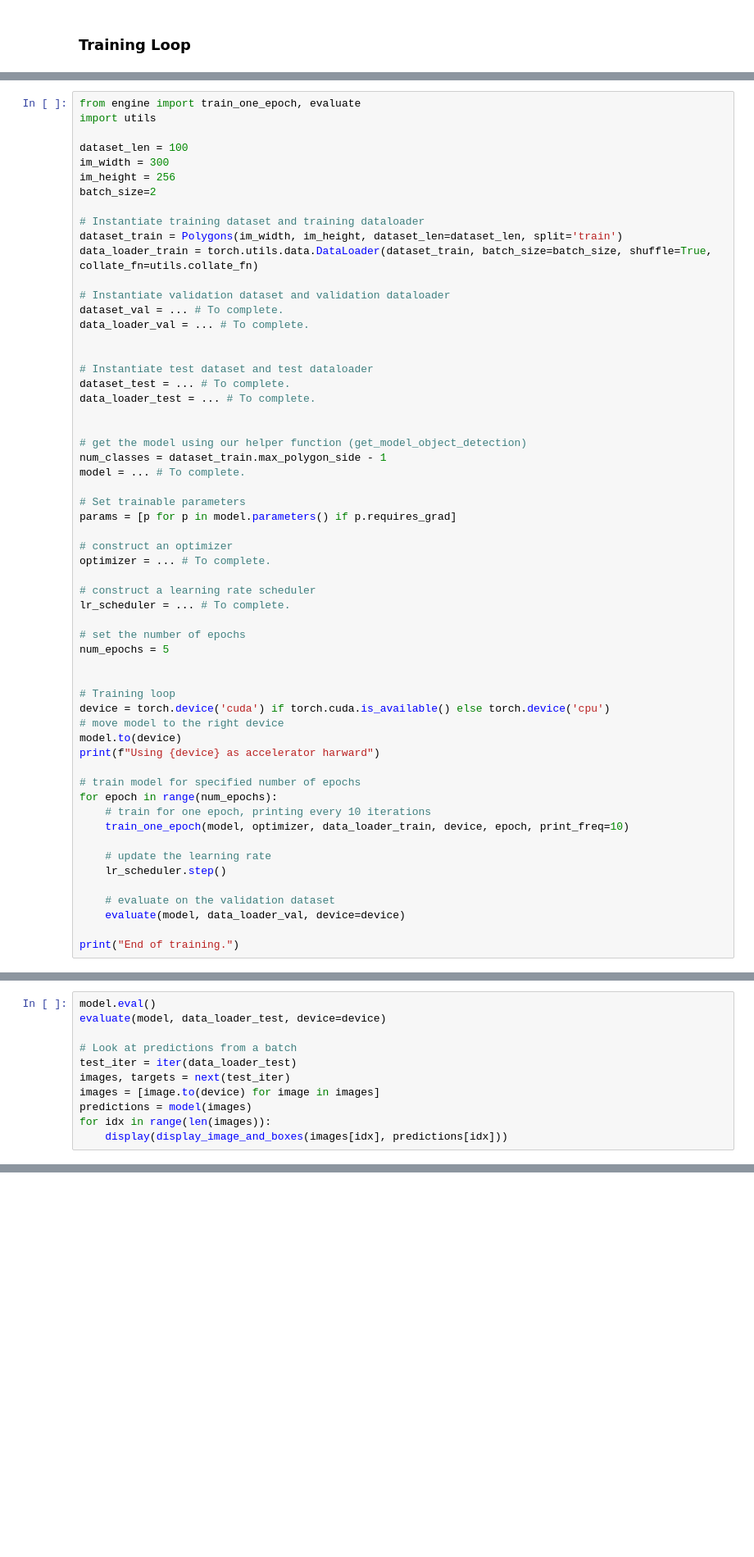
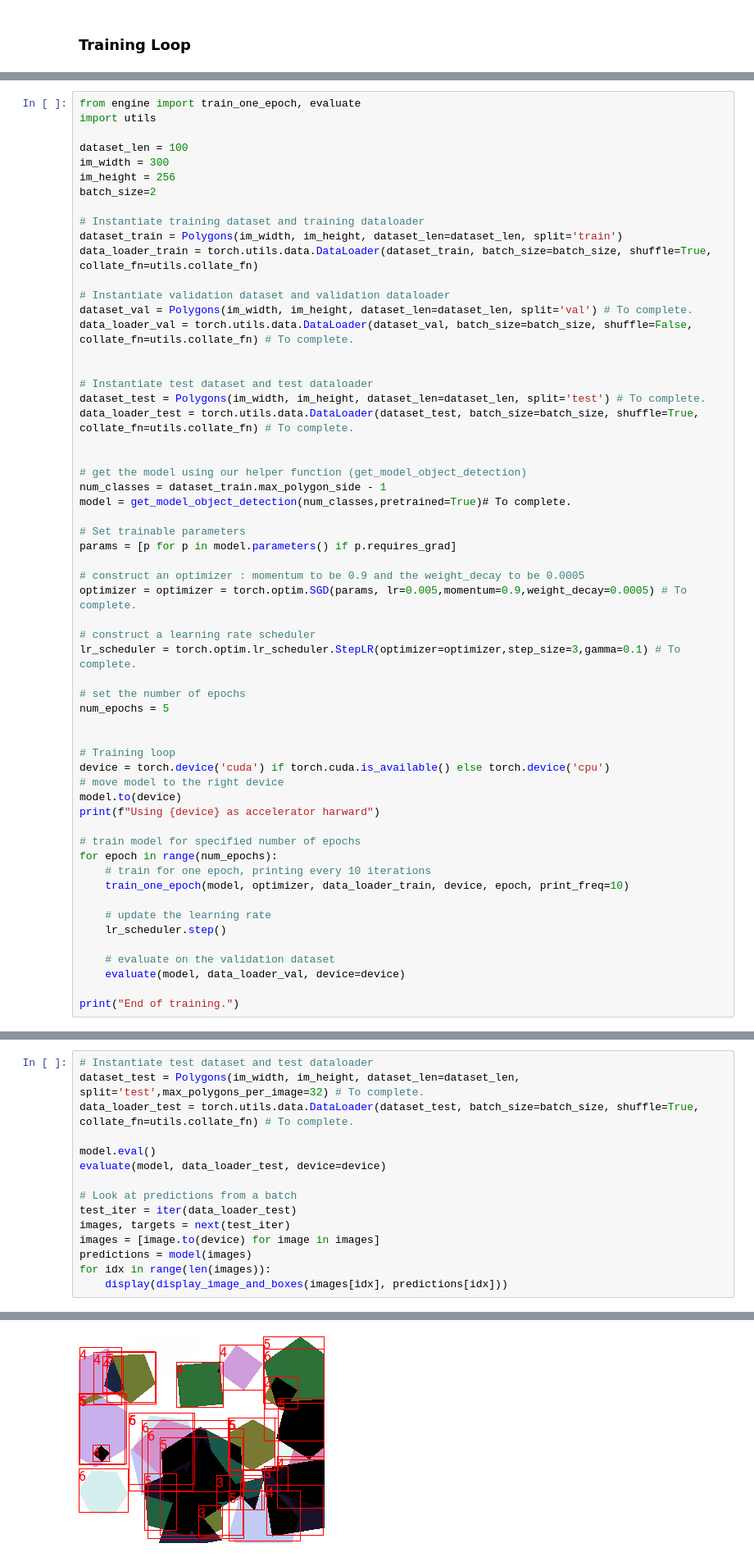
Before and after one commit to delemarchand2020/IVADO_MILA_DL, a Jupyter notebook: week3_CNN_denis_lemarchand.ipynb, the cells around one changed output, grey strips where cells are left out. Shown at 82% size. Saved outputs shown, nothing was run; the diff lists cells and outputs as text; blank space fills up the shorter version.

```diff
--- a/week3_CNN_denis_lemarchand.ipynb
+++ b/week3_CNN_denis_lemarchand.ipynb
@@ -1655,27 +1671,27 @@ dataset_train = Polygons(im_width, im_height, dataset_len=dataset_len, split='tr
 data_loader_train = torch.utils.data.DataLoader(dataset_train, batch_size=batch_size, shuffle=True, collate_fn=utils.collate_fn)
 
 # Instantiate validation dataset and validation dataloader
-dataset_val = ... # To complete.
-data_loader_val = ... # To complete.
+dataset_val = Polygons(im_width, im_height, dataset_len=dataset_len, split='val') # To complete.
+data_loader_val = torch.utils.data.DataLoader(dataset_val, batch_size=batch_size, shuffle=False, collate_fn=utils.collate_fn) # To complete.
 
 
 # Instantiate test dataset and test dataloader
-dataset_test = ... # To complete.
-data_loader_test = ... # To complete.
+dataset_test = Polygons(im_width, im_height, dataset_len=dataset_len, split='test') # To complete.
+data_loader_test = torch.utils.data.DataLoader(dataset_test, batch_size=batch_size, shuffle=True, collate_fn=utils.collate_fn) # To complete.
 
 
 # get the model using our helper function (get_model_object_detection)
 num_classes = dataset_train.max_polygon_side - 1
-model = ... # To complete.
+model = get_model_object_detection(num_classes,pretrained=True)# To complete.
 
 # Set trainable parameters
 params = [p for p in model.parameters() if p.requires_grad]
 
-# construct an optimizer
-optimizer = ... # To complete.
+# construct an optimizer : momentum to be 0.9 and the weight_decay to be 0.0005
+optimizer = optimizer = torch.optim.SGD(params, lr=0.005,momentum=0.9,weight_decay=0.0005) # To complete.
 
 # construct a learning rate scheduler
-lr_scheduler = ... # To complete.
+lr_scheduler = torch.optim.lr_scheduler.StepLR(optimizer=optimizer,step_size=3,gamma=0.1) # To complete.
 
 # set the number of epochs
 num_epochs = 5
@@ -1708,6 +1742,10 @@ How is your model performing overall? Does it seem to generalize well from the t
 
 It can be helpful to visually inspect how your network is performing by plotting some of the object detection results.
 # %%
+# Instantiate test dataset and test dataloader
+dataset_test = Polygons(im_width, im_height, dataset_len=dataset_len, split='test',max_polygons_per_image=32) # To complete.
+data_loader_test = torch.utils.data.DataLoader(dataset_test, batch_size=batch_size, shuffle=True, collate_fn=utils.collate_fn) # To complete.
+
 model.eval()
 evaluate(model, data_loader_test, device=device)
 
@@ -1718,3 +1756,4 @@ images = [image.to(device) for image in images]
 predictions = model(images)
 for idx in range(len(images)):
     display(display_image_and_boxes(images[idx], predictions[idx]))
+# %% [output]
@@ -1720,0 +1777 @@ for idx in range(len(images)):
+[figure, added]
```
Also changed, not shown: parts of 18 cells of this notebook.
